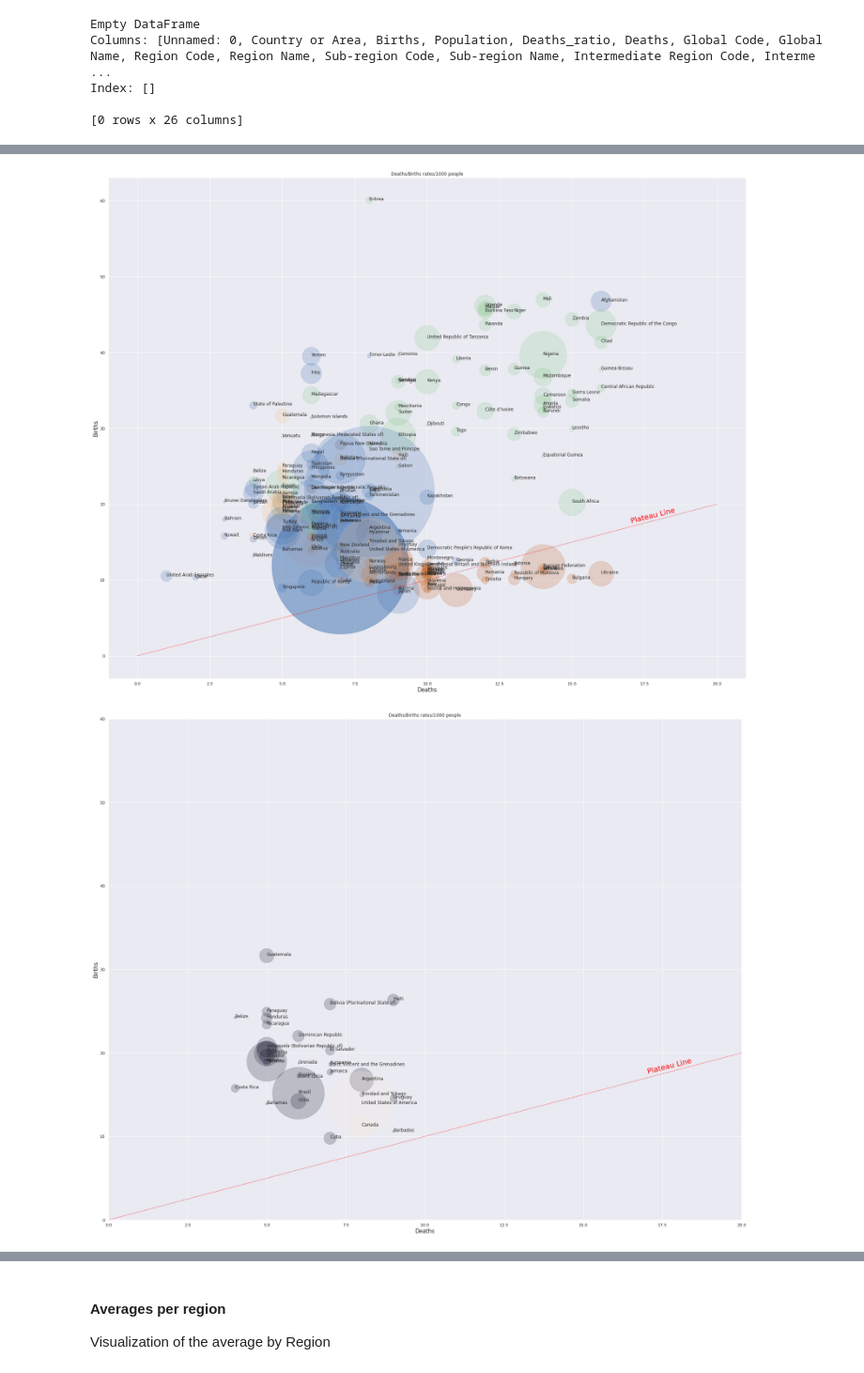
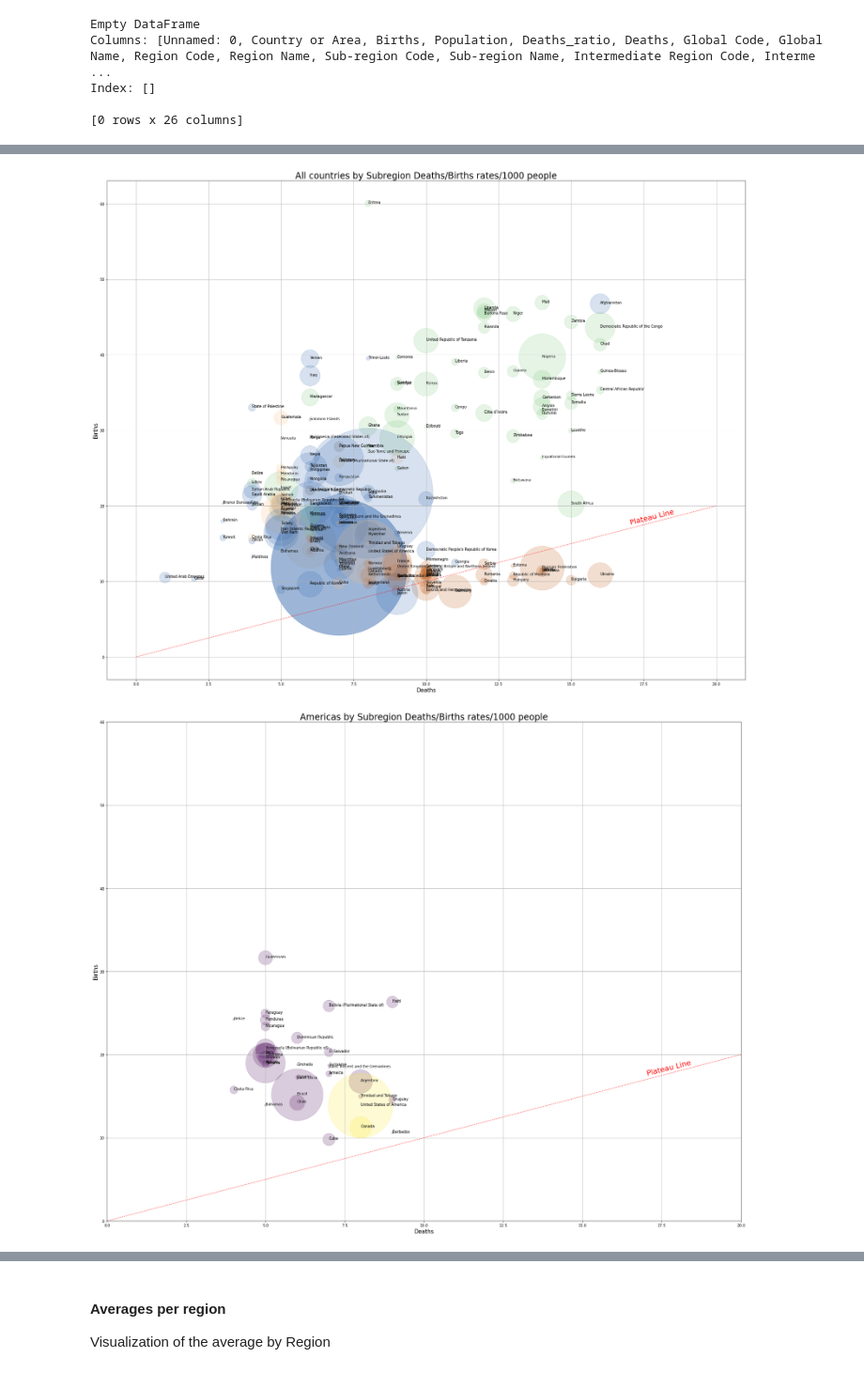
Before and after one commit to castorgit/UN-data-course, a Jupyter notebook: 05 UN Syncro practice.ipynb, the cells around one changed output, grey strips where cells are left out. Shown at 94% size. Drawn from its saved outputs; the diff is of its cells as text; code cells hidden in the pictures.

```diff
--- a/05 UN Syncro practice.ipynb
+++ b/05 UN Syncro practice.ipynb
@@ -267,5 +267,7 @@ plt.show()
 # %%
 # Subregions
+merged_df = pd.read_csv('file_for_analysis.csv', header=0)
+figure_name='America Subregions'
 plt.rcParams["figure.figsize"] = (20,15)
 merged_df = pd.read_csv('pollastre.csv', header=0)
 #1 population scaterplot with Matplotlib
@@ -314,7 +316,7 @@ ax.set_ylim([0,60])
 
 ax.set_xlabel(r'Deaths', fontsize=15)
 ax.set_ylabel(r'Births', fontsize=15)
-ax.set_title('Deaths/Births rates/1000 people')
+ax.set_title(figure_name + ' Deaths/Births rates/1000 people',size=24)
 
 y = merged_df['birth_rate'].to_list()
 z = merged_df['death_rate'].to_list()
@@ -343,6 +345,8 @@ Index: []
 
 [0 rows x 26 columns]
 # %%
+merged_df = pd.read_csv('file_for_analysis.csv', header=0)
+figure_name = 'Developed / Developing Countries'
 # Developed / Developing
 plt.rcParams["figure.figsize"] = (20,15)
 merged_df = pd.read_csv('pollastre.csv', header=0)
@@ -383,7 +387,7 @@ ax.set_ylim([0,60])
 
 ax.set_xlabel(r'Deaths', fontsize=15)
 ax.set_ylabel(r'Births', fontsize=15)
-ax.set_title('Deaths/Births rates/1000 people')
+ax.set_title(figure_name + ' Deaths/Births rates/1000 people',size=24)
 
 y = merged_df['birth_rate'].to_list()
 z = merged_df['death_rate'].to_list()
@@ -401,19 +404,0 @@ plt.show()
-# %%
-# now with Seaborn
-merged_df = pd.read_csv('pollastre.csv', header=0)
-import seaborn as sns
-sns.set_theme()
-from matplotlib import rcParams
-
-merged_df['birth_rate'] = merged_df['Births'] / (merged_df['Population'] / 1000)
-merged_df['death_rate'] = merged_df['Deaths'] / (merged_df['Population'] / 1000)
-
-# figure size in inches
-
-sns.set(rc={'figure.figsize':(40,40)})
-rcParams['figure.figsize'] = 20,20
-
-# Plot miles per gallon against horsepower with other semantics
-sns.relplot(x="death_rate", y="birth_rate", hue="Region Name", size="Population",
-            sizes=(1, 5000), alpha=0.5, palette="muted", height=10, data=merged_df)
-plt.show()
@@ -422,12 +405,14 @@ plt.show()
 # %%
-
+# Subregions
+merged_df = pd.read_csv('file_for_analysis.csv', header=0)
+figure_name = 'All countries by Subregion'
 
 name = "Accent"
 my_cmap = get_cmap(name)
 
 
 #1 population scaterplot with Matplotlib now with rotating colors
-merged_df = pd.read_csv('pollastre.csv', header=0)
+
 
 #
 
@@ -454,7 +439,7 @@ text.set_rotation(slope_degrees)
 
 ax.set_xlabel(r'Deaths', fontsize=15)
 ax.set_ylabel(r'Births', fontsize=15)
-ax.set_title('Deaths/Births rates/1000 people')
+ax.set_title(figure_name + ' Deaths/Births rates/1000 people',size=24)
 
 y = merged_df['birth_rate'].to_list()
 z = merged_df['death_rate'].to_list()
@@ -468,10 +453,11 @@ fig.tight_layout()
 
 plt.show()
 # %% [output]
-[figure, old version]
+[figure, new version]
 # %%
 # Subregions with rotating colors
-merged_df = pd.read_csv('pollastre.csv', header=0)
+merged_df = pd.read_csv('file_for_analysis.csv', header=0)
+figure_name = 'Americas by Subregion'
 
 
 name = "Accent"
@@ -492,35 +478,35 @@ v_size = merged_df['Population']/10
 # Colors
 
 
 plt.rcParams["figure.figsize"] = (25,20)
 fig, ax = plt.subplots()
 ax.scatter(merged_df['death_rate'], merged_df['birth_rate'], s=v_size,
            c = merged_df['Sub-region Name'].astype('category').cat.codes, alpha=0.2)
 # plot plateau line
 ax.plot(np.linspace(0, 20, 10), np.linspace(0, 20, 10 ), c= "red", marker=' ', linestyle=':')
 text  = ax.annotate('Plateau Line', xy=(17,17.5), xycoords='data', size=20, color='red')
 slope_degrees = np.degrees(np.arctan(2/8)) # carefull only works for this figure size
 text.set_rotation(slope_degrees)
 
 ax.set_xlabel(r'Deaths', fontsize=15)
 ax.set_ylabel(r'Births', fontsize=15)
-ax.set_title('Deaths/Births rates/1000 people')
+ax.set_title(figure_name + ' Deaths/Births rates/1000 people',size=24)
 ax.set_xlim([0,20])
 ax.set_ylim([0,60])
 
 y = merged_df['birth_rate'].to_list()
 z = merged_df['death_rate'].to_list()
 n = merged_df['Country or Area'].to_list()
 
 ax.grid(True)
 
 for i, txt in enumerate(n):
     ax.annotate(txt, (z[i], y[i]))
 fig.tight_layout()
 
 plt.show()
 # %% [output]
-[figure, old version]
+[figure, new version]
 # %%
 # intermediate region
 
```
Also changed, not shown: parts of 10 cells of this notebook, 1 other file.
